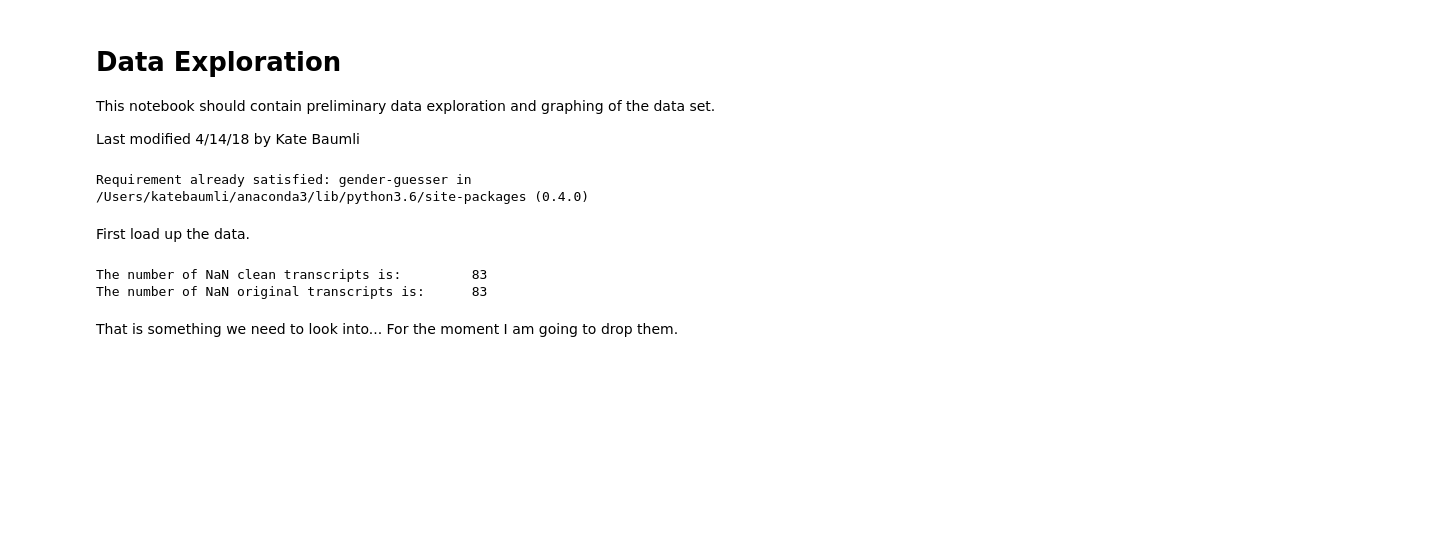
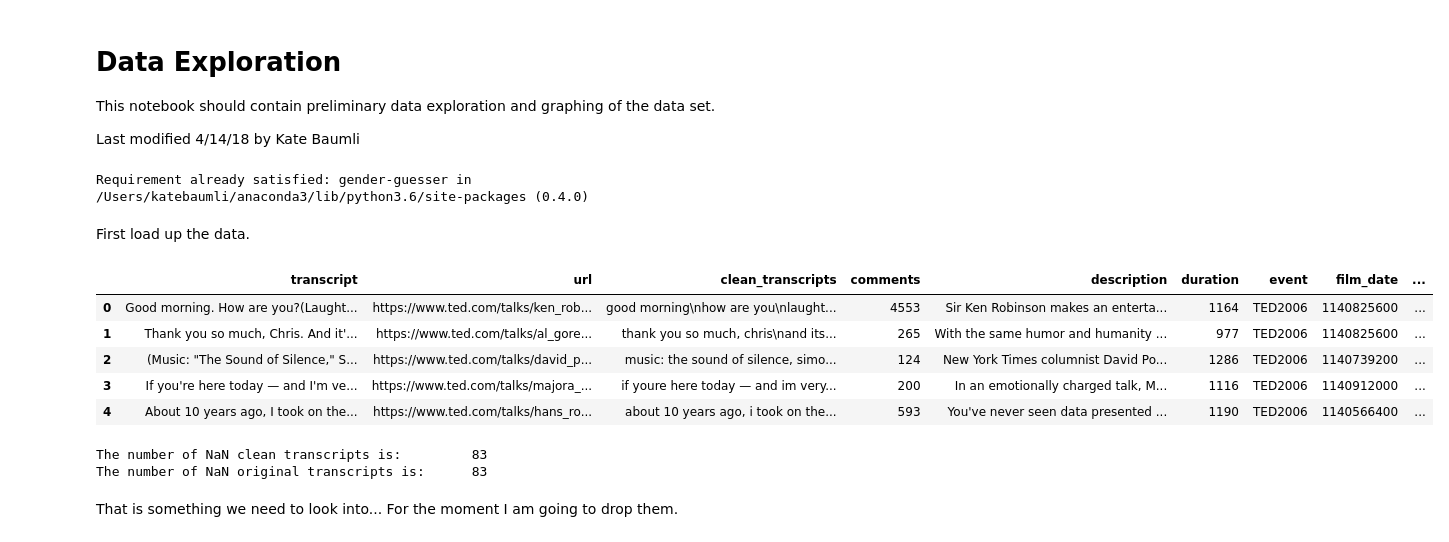
Before and after one commit to GreenMouth/Data-Science-Lab-Final-Project, a Jupyter notebook: src/Data-Exploration.ipynb, the cells around one changed output. Drawn from its saved outputs; the diff is of its cells as text; code cells hidden in the pictures; blank space fills up the shorter version.

```diff
--- a/src/Data-Exploration.ipynb
+++ b/src/Data-Exploration.ipynb
@@ -31,8 +31,15 @@ data.drop('Unnamed: 0', axis=1, inplace=True)
 # %%
 # Output suppressed
 #data.describe()
 #data.info()
-#data.head()
+data.head()
+# %% [output]
+|  | transcript | url | clean_transcripts | comments | description | duration | event | film_date | ... |
+| 0 | Good morning. How are you?(Laught... | https://www.ted.com/talks/ken_rob... | good morning\nhow are you\nlaught... | 4553 | Sir Ken Robinson makes an enterta... | 1164 | TED2006 | 1140825600 | ... |
+| 1 | Thank you so much, Chris. And it'... | https://www.ted.com/talks/al_gore... | thank you so much, chris\nand its... | 265 | With the same humor and humanity ... | 977 | TED2006 | 1140825600 | ... |
+| 2 | (Music: "The Sound of Silence," S... | https://www.ted.com/talks/david_p... | music: the sound of silence, simo... | 124 | New York Times columnist David Po... | 1286 | TED2006 | 1140739200 | ... |
+| 3 | If you're here today — and I'm ve... | https://www.ted.com/talks/majora_... | if youre here today — and im very... | 200 | In an emotionally charged talk, M... | 1116 | TED2006 | 1140912000 | ... |
+| 4 | About 10 years ago, I took on the... | https://www.ted.com/talks/hans_ro... | about 10 years ago, i took on the... | 593 | You've never seen data presented ... | 1190 | TED2006 | 1140566400 | ... |
 # %%
 # Output suppressed, this is to check data was cleaned properly
 #print(data.clean_transcripts[0])
```
Also changed, not shown: parts of 7 cells of this notebook.
